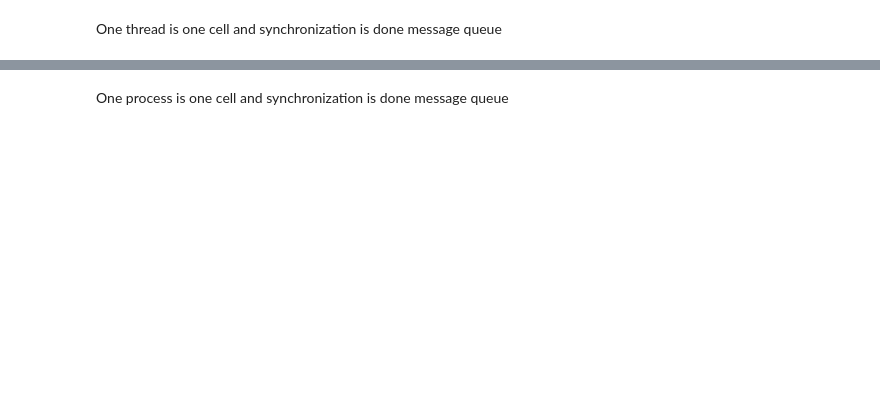
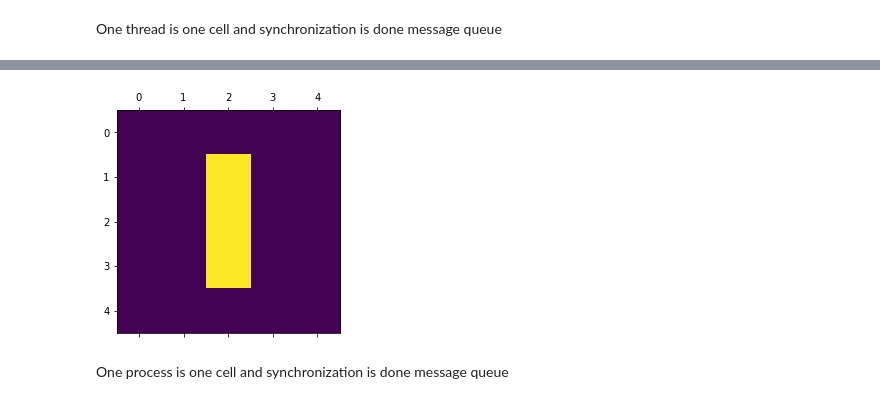
Before and after one commit to Bagelax/game-of-life, a Jupyter notebook: visualization.ipynb, the cells around one changed output, grey strips where cells are left out. Saved outputs shown, nothing was run; the diff lists cells and outputs as text; code cells hidden in the pictures; blank space fills up the shorter version.

```diff
--- a/visualization.ipynb
+++ b/visualization.ipynb
@@ -30,5 +33,6 @@ One thread is one cell and synchronization is done message queue
 # %%
 from threads_message_queue import create_steps
 
-animation = animate(create_steps())
+animation = animate(create_steps(starting_state=(blinker()), iteration_number=3))
 HTML(animation.to_html5_video())
+# %% [output]
@@ -35,3 +40,4 @@ HTML(animation.to_html5_video())
+[figure, added]
 # %% [markdown]
 One process is one cell and synchronization is done message queue
 # %%
```
Also changed, not shown: parts of 4 cells of this notebook, 3 other files.
